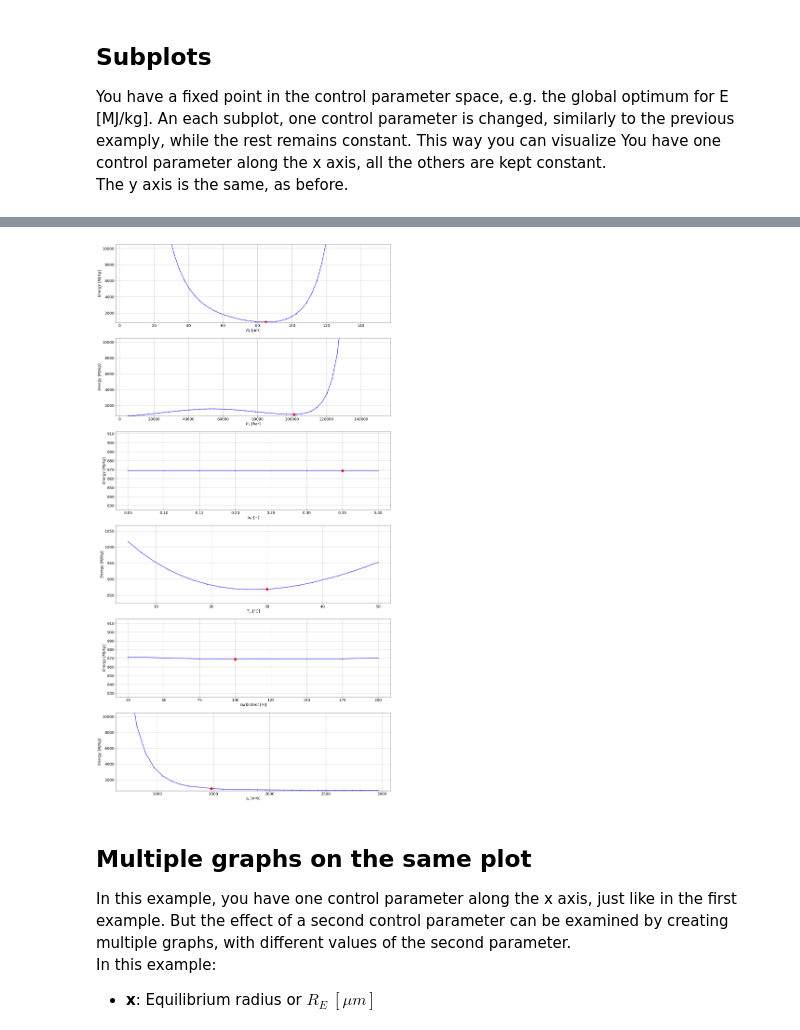
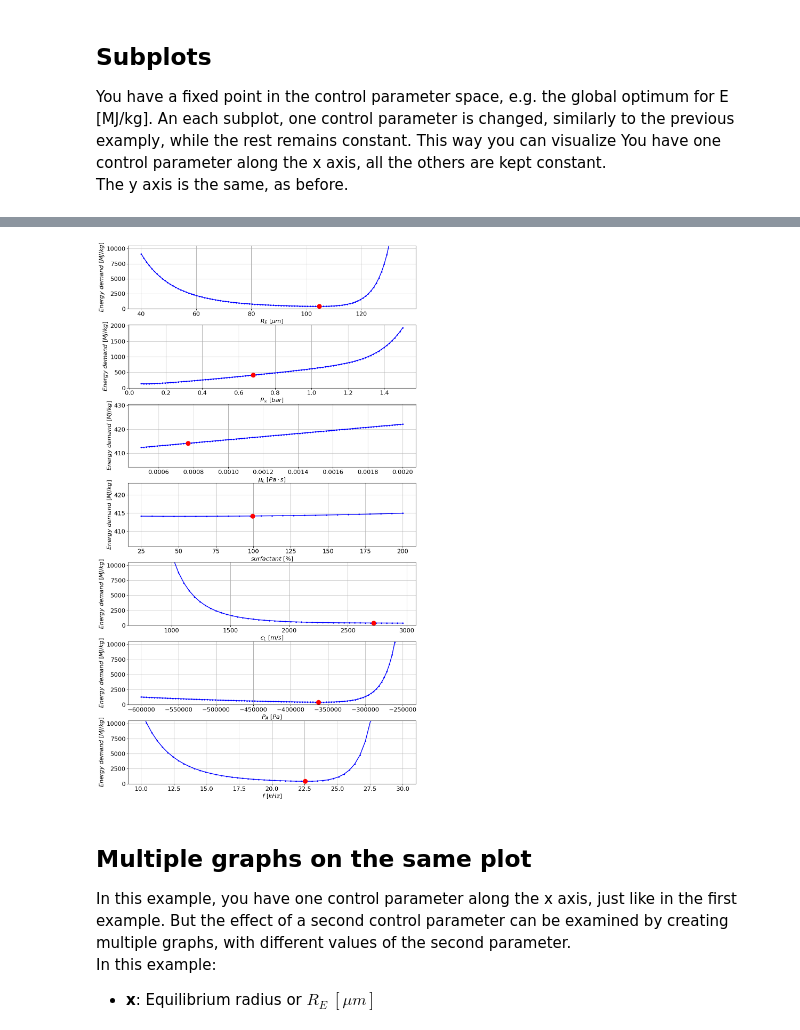
Before and after one commit to hihihi2001/parameter_studies, a Jupyter notebook: create plots.ipynb, the cells around one changed output, grey strips where cells are left out. Saved outputs shown, nothing was run; the diff lists cells and outputs as text; code cells hidden in the pictures.

Commit message:
optimum_plot

```diff
--- a/create plots.ipynb
+++ b/create plots.ipynb
@@ -190,12 +190,13 @@ The y axis is the same, as before.
 
 # control parameter points to examine:
 ranges = dict(
-    R_E=[1e-6*x for x in list(np.linspace(5.0, 150.0, 50))], # [um --> m]
-    P_amb=[1e5*x for x in np.linspace(0.05, 1.5, 50)], # [bar --> Pa]
-    alfa_M=np.linspace(0.05, 0.4, 8), # [-]
-    T_inf=[273.15+x for x in np.linspace(5.0, 50.0, 20)], # [°C --> K]
-    surfactant=np.linspace(0.25, 2.0, 8), # [-]
-    c_L=[x*par.c_L for x in np.linspace(0.5, 2.0, 30)], # [-]
+    R_E=[1e-6*x for x in list(np.linspace(40.0, 135.0, 100))], # [um --> m]
+    P_amb=[1e5*x for x in np.linspace(0.05, 1.5, 100)], # [bar --> Pa]
+    mu_L=[par.mu_L*x for x in np.linspace(0.5, 2.0, 100)], # [Pa*s]
+    surfactant=np.linspace(0.25, 2.0, 25), # [-]
+    c_L=[x*par.c_L for x in np.linspace(0.5, 2.0, 50)], # [m/s]
+    p_A=[-1e5*x for x in np.linspace(2.5, 6.0, 100)], # [bar --> Pa]
+    freq=[1e3*x for x in np.linspace(10.0, 30.0, 50)], # [kHz --> Hz]
 )
 
 # for plot labels:
@@ -206,7 +207,10 @@ labels = dict(
     alfa_M='$α_M\ [-]$',
     T_inf='$T_\infty\ [°C]$',
     surfactant='$surfactant\ [\%]$',
+    mu_L='$\mu_L\ [Pa\cdot s]$',
     c_L='$c_L\ [m/s]$',
+    p_A='$P_A\ [Pa]$',
+    freq='$f\ [kHz]$',
 )
 
 # list all cpar combinations you want to plot:
@@ -219,11 +223,9 @@ for key in ranges:
         cpar[key] = value
         cpar['ID'] = ID
         ID += 1
-        cpar['P_v'] = de.VapourPressure(T=cpar['T_inf']) # [Pa]
-        cpar['mu_L'] = de.Viscosity(T=cpar['T_inf']) # [Pa*s]
         cpars.append(cpar)
     # Create input dictionary for de.simulate(), a list of dictionaries with cpar and other arguments
-    kwargs_list.append([dict(cpar=cpar, t_int=np.array([0.0, 1.0]), LSODA_timeout=30, Radau_timeout=300) for cpar in cpars])
+    kwargs_list.append([dict(cpar=dict(cpar), t_int=np.array([0.0, 1.0]), LSODA_timeout=30, Radau_timeout=300) for cpar in cpars])
 # %%
 """Run simulations, multithread"""
 # calculate E [MJ/kg] for each combinations
@@ -278,34 +309,39 @@ succes: 155/166
 # %%
 """Plot the results (and save it as .png)"""
 
-plt.rcParams.update({'font.size': 18})
+plt.rcParams.update({'font.size': 16})
 
 n = len(kwargs_list)
-fig, ax = plt.subplots(n, 1, figsize=(24, 8*n))
+fig, ax = plt.subplots(n, 1, figsize=(12, 3*n))
+fig.tight_layout(pad=1.0)
 for i, key in enumerate(ranges):
     subx = x[i]
     suby = y[i]
 
   # unit corrections:
     correction1 = 1.0
     correction2 = 0.0
     if key=='R_E': correction1 = 1e6
-    elif key=='P_inf': correction1 = 1e-5
+    elif key=='P_amb': correction1 = 1e-5
     elif key=='T_inf': correction2 = -273.15
     elif key=='surfactant': correction1 = 100.0
+    elif key=='freq': correction1 = 1e-3
     subx = correction1 * np.array(subx) + correction2
 
   # ploting:
     ax[i].plot(subx, suby, '.-', color='b', linewidth=2.0)
-    ax[i].set_ylabel('$Energy \ [MJ/kg]$')
+    ax[i].set_ylabel('$Energy \ demand \ [MJ/kg]$')
     ax[i].set_xlabel(labels[key])
-    ax[i].set_ylim([max(0.0, 0.95*min(suby)), 1.05*min(max(suby), 1e4)])
+    if max(suby) / min(suby) > 10.0:
+      ax[i].set_ylim([0.0, 1.05*min(max(suby), 1e4)])
+    else:
+      ax[i].set_ylim([0.98*min(suby), 1.02*min(max(suby), 1e3)])
     #ax[i].set_yscale('log')
     ax[i].grid()
   # add the red dot:
     ax[i].plot(correction1*best_point[key]+correction2, fixed_energy, markersize=12, marker="o", color='r')
 
 if False: # save as image by setting it True (don't forget to create folder named 'images')
     fig.savefig('images\\R_E-Energy-plot.png')
 # %% [output]
-[figure, old version]
+[figure, new version]
```
Also changed, not shown: parts of 5 cells of this notebook, 1 other file.
